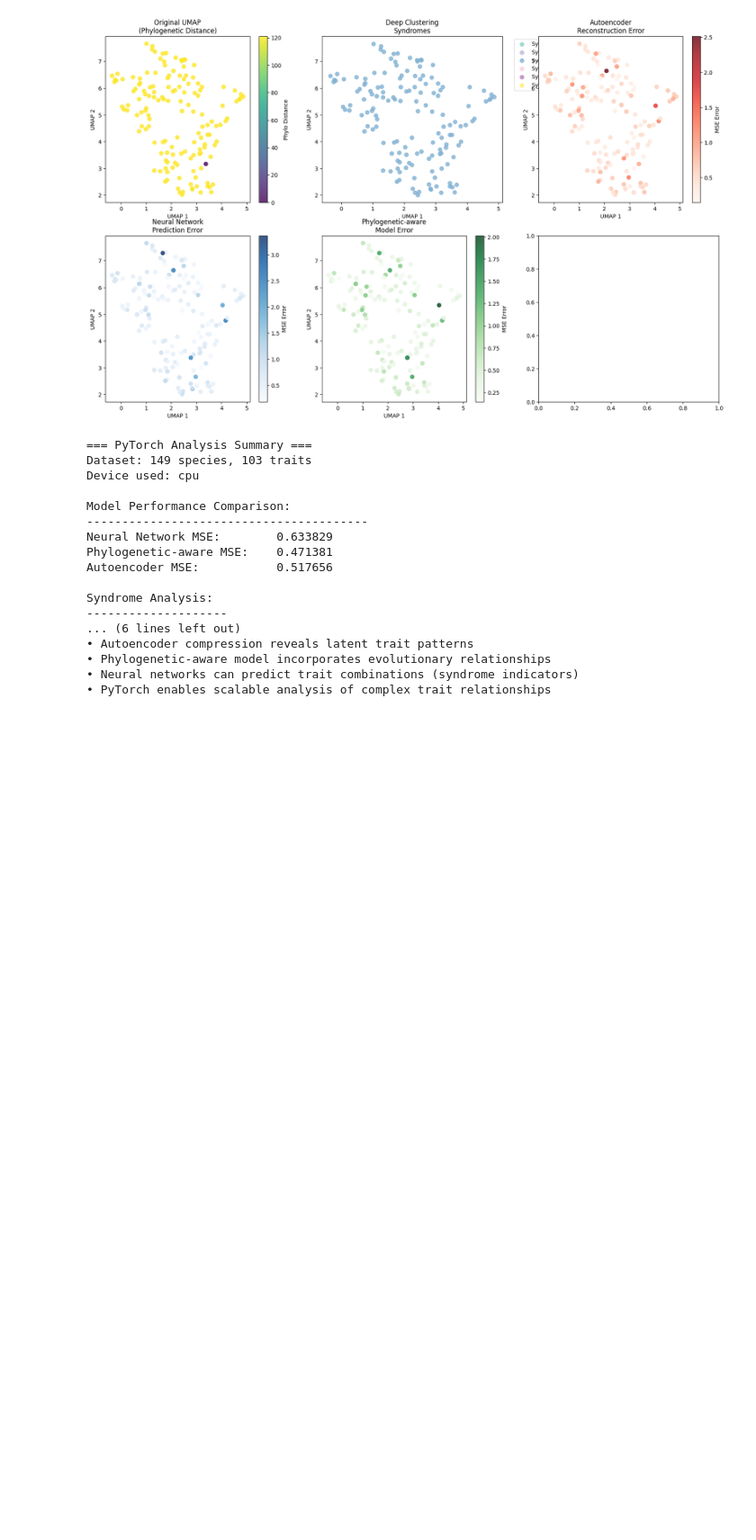
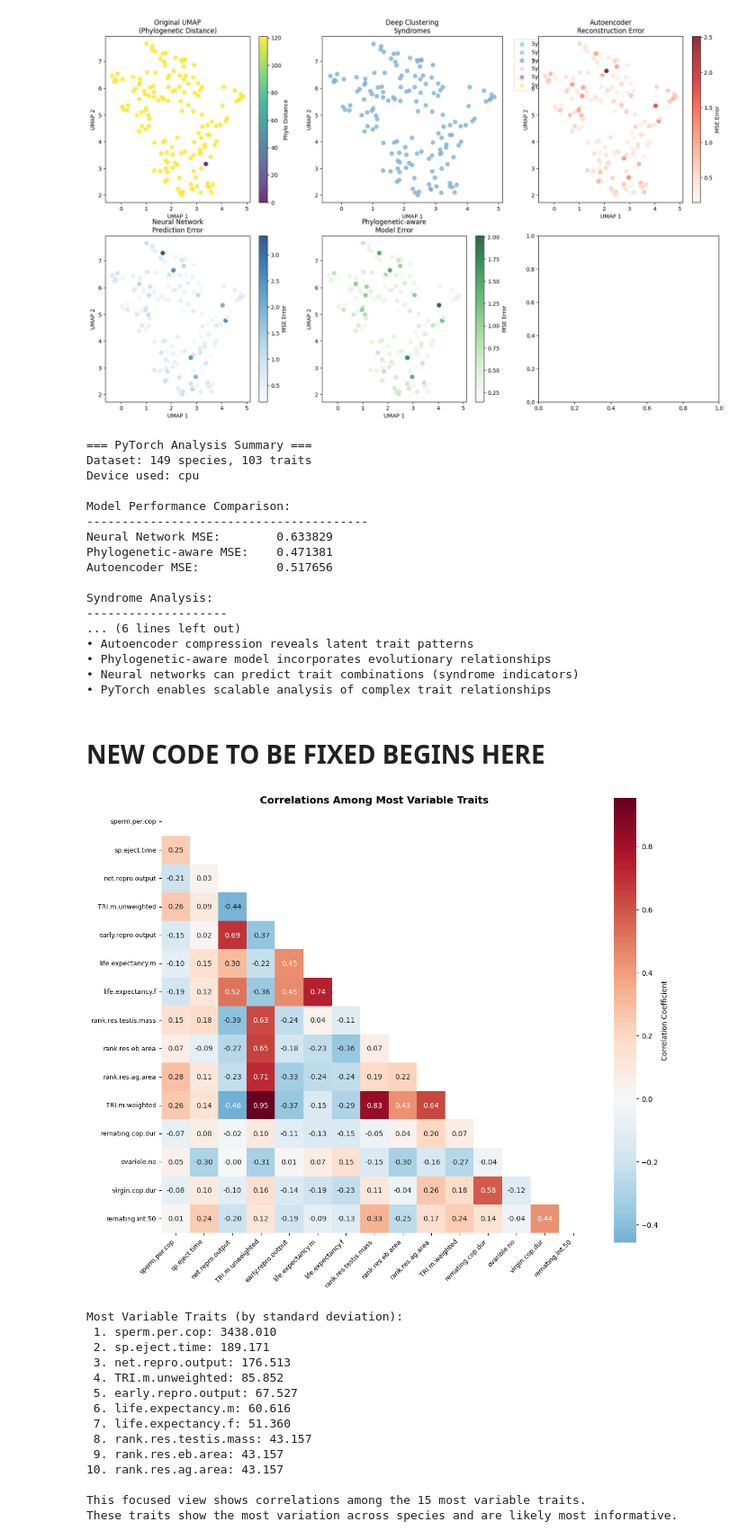
Before and after one commit to mkamya20/SyndromeandLevers, a Jupyter notebook: dev/exploration_new.ipynb, the cells around one changed output. Shown at 90% size. Drawn from its saved outputs; the diff is of its cells as text; code cells hidden in the pictures; blank space fills up the shorter version.

Commit message:
Addition of trait analysis using PyTorch methods

```diff
--- a/dev/exploration_new.ipynb
+++ b/dev/exploration_new.ipynb
@@ -1017,3 +1017,71 @@ Syndrome Analysis:
 • Phylogenetic-aware model incorporates evolutionary relationships
 • Neural networks can predict trait combinations (syndrome indicators)
 • PyTorch enables scalable analysis of complex trait relationships
+# %% [markdown]
+# NEW CODE TO BE FIXED BEGINS HERE
+# %%
+import pandas as pd
+import numpy as np
+import seaborn as sns
+import matplotlib.pyplot as plt
+from sklearn.cluster import KMeans
+from sklearn.preprocessing import StandardScaler
+from sklearn.metrics import silhouette_score
+from sklearn.decomposition import PCA
+from scipy.cluster.hierarchy import dendrogram, linkage, fcluster
+from scipy.spatial.distance import pdist
+import torch
+import torch.nn as nn
+import torch.optim as optim
+from sklearn.metrics import r2_score
+
+# Get numeric columns and exclude standard error columns
+numeric_cols = df.select_dtypes(include=[np.number]).columns
+trait_cols = [col for col in numeric_cols if not col.endswith('_se')]
+trait_data = df[trait_cols].copy()
+# Find traits with highest variability (most informative)
+trait_variability = trait_data.std().sort_values(ascending=False)
+top_traits = trait_variability.head(15).index  # Top 15 most variable traits
+
+# Create correlation matrix for just these traits
+focused_corr = trait_data[top_traits].corr()
+
+plt.figure(figsize=(12, 10))
+mask = np.triu(np.ones_like(focused_corr, dtype=bool))
+sns.heatmap(focused_corr,
+            mask=mask,
+            annot=True,
+            cmap='RdBu_r',
+            center=0,
+            square=True,
+            fmt='.2f',
+            annot_kws={'size': 10},  # Larger text for better readability
+            cbar_kws={'label': 'Correlation Coefficient'})
+plt.title('Correlations Among Most Variable Traits', fontsize=14, fontweight='bold')
+plt.xticks(rotation=45, ha='right', fontsize=9)
+plt.yticks(rotation=0, fontsize=9)
+plt.tight_layout()
+plt.show()
+
+print("Most Variable Traits (by standard deviation):")
+for i, (trait, std_val) in enumerate(trait_variability.head(10).items()):
+    print(f"{i+1:2d}. {trait}: {std_val:.3f}")
+
+print(f"\nThis focused view shows correlations among the {len(top_traits)} most variable traits.")
+print("These traits show the most variation across species and are likely most informative.")
+# %% [output]
+[figure, added]
+Most Variable Traits (by standard deviation):
+ 1. sperm.per.cop: 3438.010
+ 2. sp.eject.time: 189.171
+ 3. net.repro.output: 176.513
+ 4. TRI.m.unweighted: 85.852
+ 5. early.repro.output: 67.527
+ 6. life.expectancy.m: 60.616
+ 7. life.expectancy.f: 51.360
+ 8. rank.res.testis.mass: 43.157
+ 9. rank.res.eb.area: 43.157
+10. rank.res.ag.area: 43.157
+
+This focused view shows correlations among the 15 most variable traits.
+These traits show the most variation across species and are likely most informative.
```
Also changed, not shown: parts of 4 cells of this notebook.
